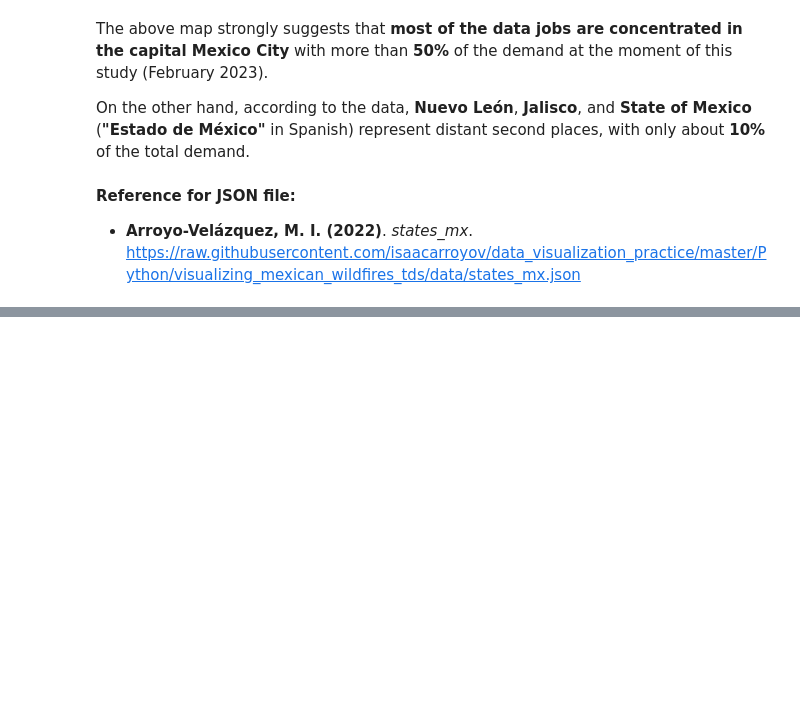
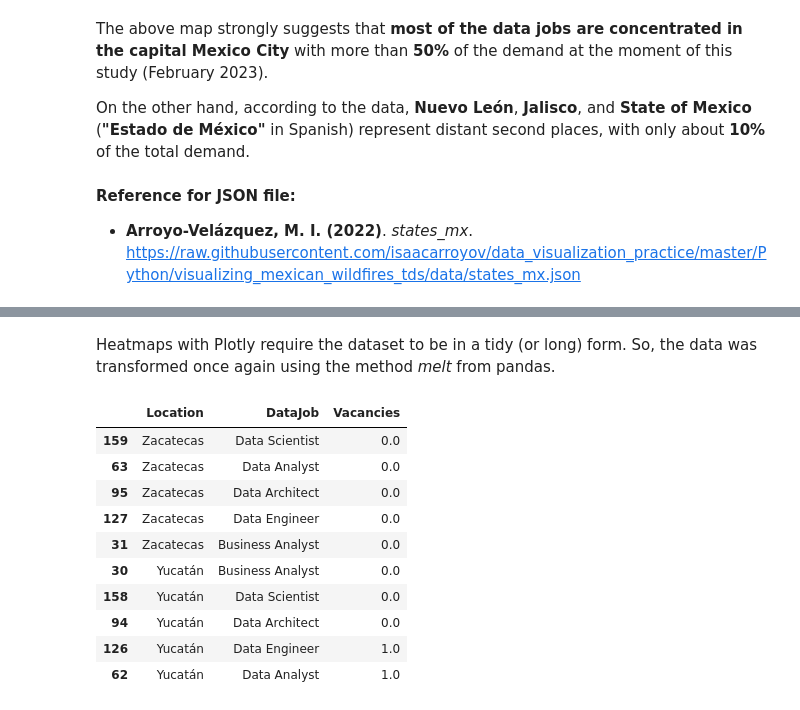
Before and after one commit to DanielEduardoLopez/DataJobs-MX2023, a Jupyter notebook: 2_DataJobsMX2023_DataAnalysis.ipynb, the cells around one changed output, grey strips where cells are left out. Saved outputs shown, nothing was run; the diff lists cells and outputs as text; code cells hidden in the pictures; blank space fills up the shorter version.

```diff
--- a/2_DataJobsMX2023_DataAnalysis.ipynb
+++ b/2_DataJobsMX2023_DataAnalysis.ipynb
@@ -993,0 +1061,6 @@ On the other hand, according to the data, **Nuevo León**, **Jalisco**, and **St
+# %%
+# Building Dataframe for Heatmap
+jobs_per_location_heatmap_df = (jobs_per_location_df.join(states_df, how = 'outer').fillna(0)
+                                .drop(columns = ['Total','ID', 'Lat', 'Long'])
+                                )
+jobs_per_location_heatmap_df.head()
@@ -993,0 +1089,20 @@ On the other hand, according to the data, **Nuevo León**, **Jalisco**, and **St
+# %% [markdown]
+Heatmaps with Plotly require the dataset to be in a tidy (or long) form. So, the data was transformed once again using the method *melt* from pandas.
+# %%
+# Converting the Dataset into tidy data
+jobs_per_location_heatmap_tidy_df = pd.melt(jobs_per_location_heatmap_df.reset_index().rename(columns = {'index': 'Location'}),
+                                            id_vars= 'Location', var_name = 'DataJob', value_name = 'Vacancies').\
+                                    sort_values(by = 'Location', ascending = False)
+jobs_per_location_heatmap_tidy_df.head(10)
+# %% [output]
+|  | Location | DataJob | Vacancies |
+| 159 | Zacatecas | Data Scientist | 0.0 |
+| 63 | Zacatecas | Data Analyst | 0.0 |
+| 95 | Zacatecas | Data Architect | 0.0 |
+| 127 | Zacatecas | Data Engineer | 0.0 |
+| 31 | Zacatecas | Business Analyst | 0.0 |
+| 30 | Yucatán | Business Analyst | 0.0 |
+| 158 | Yucatán | Data Scientist | 0.0 |
+| 94 | Yucatán | Data Architect | 0.0 |
+| 126 | Yucatán | Data Engineer | 1.0 |
+| 62 | Yucatán | Data Analyst | 1.0 |
```
Also changed, not shown: parts of 16 cells of this notebook.
